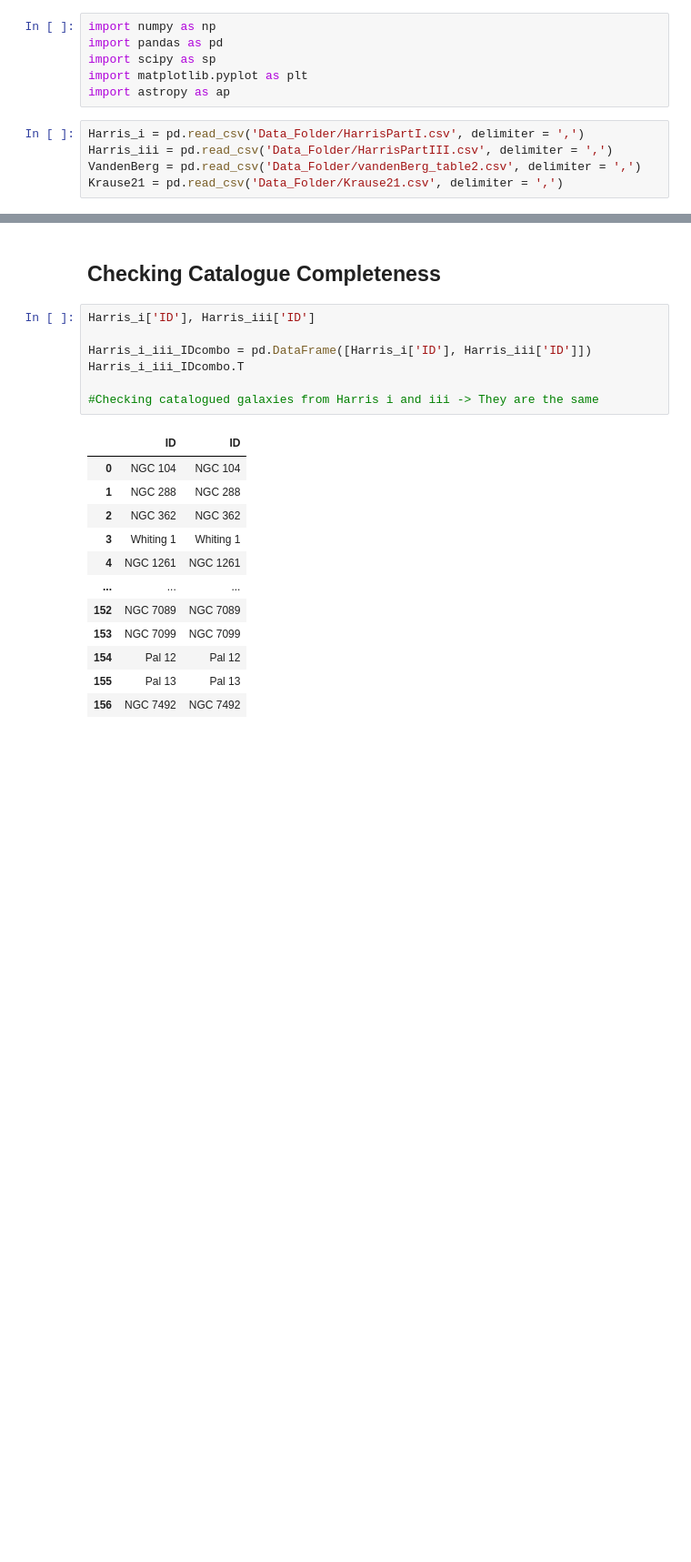
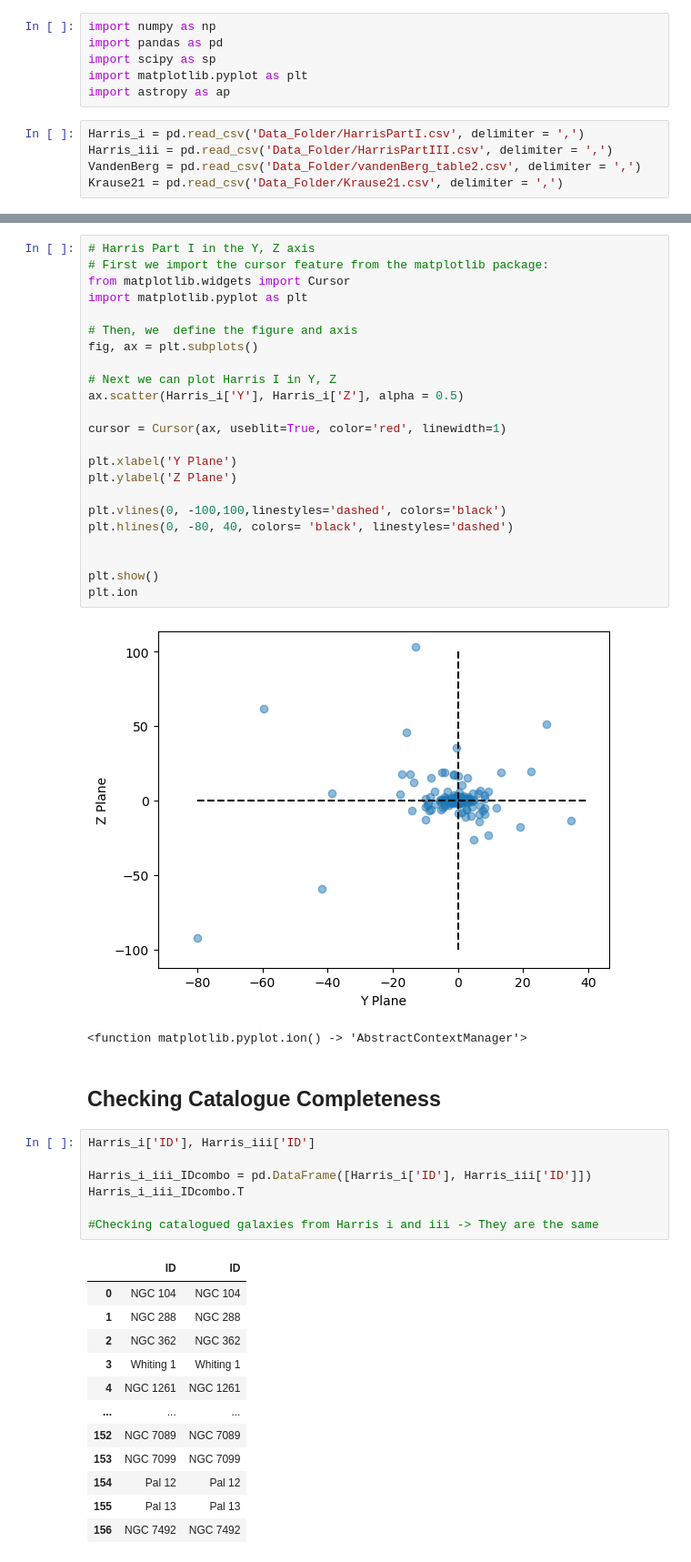
Before and after one commit to gigisheehan06-blip/3116-Comp-group2, a Jupyter notebook: gigi.ipynb, the cells around one changed output, grey strips where cells are left out. Shown: that part at 91% size. Saved outputs shown, nothing was run; the diff lists cells and outputs as text; blank space fills up the shorter version.

```diff
--- a/gigi.ipynb
+++ b/gigi.ipynb
@@ -12,3 +97,29 @@ Krause21 = pd.read_csv('Data_Folder/Krause21.csv', delimiter = ',')
+# %%
+# Harris Part I in the Y, Z axis
+# First we import the cursor feature from the matplotlib package:
+from matplotlib.widgets import Cursor
+import matplotlib.pyplot as plt
+
+# Then, we  define the figure and axis
+fig, ax = plt.subplots()
+
+# Next we can plot Harris I in Y, Z
+ax.scatter(Harris_i['Y'], Harris_i['Z'], alpha = 0.5)
+
+cursor = Cursor(ax, useblit=True, color='red', linewidth=1)
+
+plt.xlabel('Y Plane')
+plt.ylabel('Z Plane')
+
+plt.vlines(0, -100,100,linestyles='dashed', colors='black')
+plt.hlines(0, -80, 40, colors= 'black', linestyles='dashed')
+
+
+plt.show()
+plt.ion
+# %% [output]
+[figure, added]
+<function matplotlib.pyplot.ion() -> 'AbstractContextManager'>
 # %% [markdown]
 ## Checking Catalogue Completeness
 # %%
```
Also changed, not shown: parts of 3 cells of this notebook.
